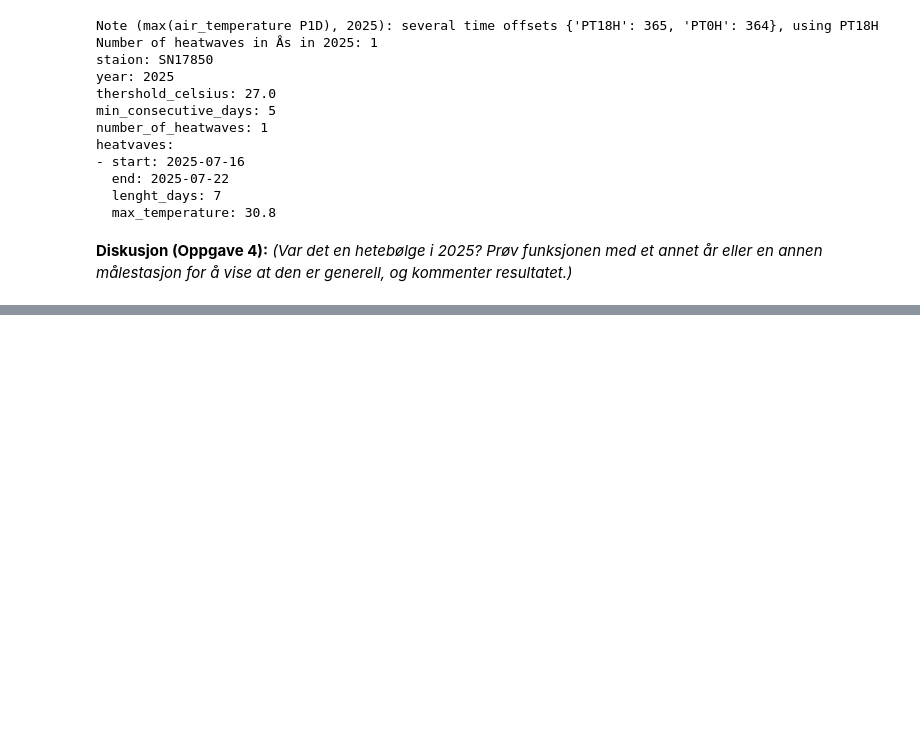
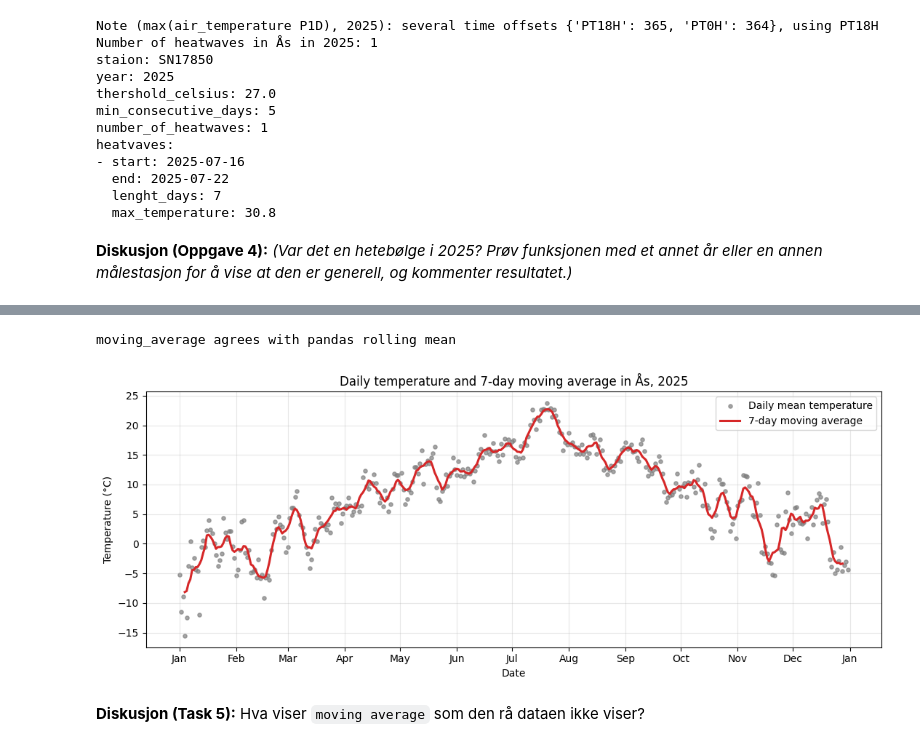
Before and after one commit to saltonese/Del_1-G6_5, a Jupyter notebook: Del_1.ipynb, the cells around one changed output, grey strips where cells are left out. Saved outputs shown, nothing was run; the diff lists cells and outputs as text; code cells hidden in the pictures; blank space fills up the shorter version.

Commit message:
Task 5 + kilder og kommentarer

```diff
--- a/Del_1.ipynb
+++ b/Del_1.ipynb
@@ -330,0 +335,47 @@ heatvaves:
+# %%
+def moving_average(values, window=7, center=True):
+    """Moving average of `values`. Output has the same length as the input;
+    positions without a full window are NaN."""
+
+    values = np.asarray(values, dtype=float)
+    if window < 1 or window > len(values):
+        raise ValueError("window must be between 1 and len(values)")
+    averaged = np.convolve(values, np.ones(window) / window, mode="valid")
+    out = np.full(len(values), np.nan)
+    start = window // 2 if center else window - 1
+    out[start:start + len(averaged)] = averaged
+    return out
+
+
+# Cross-check against pandas on the real data
+check = pd.Series(temp.values).rolling(7, center=True).mean().to_numpy()
+assert np.allclose(moving_average(temp.values), check, equal_nan=True)
+print("moving_average agrees with pandas rolling mean")
+# %% [output]
+moving_average agrees with pandas rolling mean
+# %%
+# Put every day of the year in the series so a missing day stays a gap instead of
+# silently shifting the window
+full_year = pd.date_range(f"{YEAR}-01-01", f"{YEAR}-12-31", freq="D")
+temp_full = temp.reindex(full_year)
+temp_ma = moving_average(temp_full.values, window=7)
+
+fig, ax = plt.subplots(figsize=(11, 4.5))
+ax.scatter(temp_full.index, temp_full.values, s=14, color="tab:grey", alpha=0.7,
+           label="Daily mean temperature")
+ax.plot(temp_full.index, temp_ma, color="tab:red", linewidth=2.2,
+        label="7-day moving average")
+ax.set_title(f"Daily temperature and 7-day moving average in Ås, {YEAR}")
+ax.set_xlabel("Date")
+ax.set_ylabel("Temperature (°C)")
+ax.xaxis.set_major_locator(mdates.MonthLocator())
+ax.xaxis.set_major_formatter(mdates.DateFormatter("%b"))
+ax.grid(alpha=0.3)
+ax.legend()
+fig.tight_layout()
+plt.show()
+# %% [output]
+[figure, added]
+# %% [markdown]
+
+**Diskusjon (Task 5):** Hva viser `moving average` som den rå dataen ikke viser?
```
Also changed, not shown: parts of 3 cells of this notebook.
